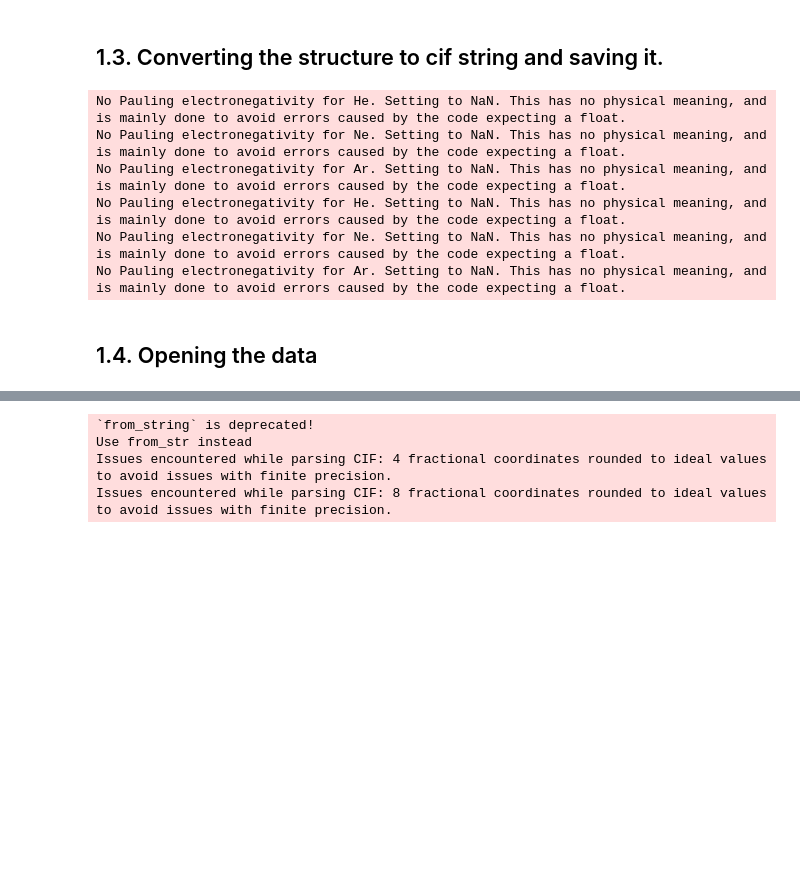
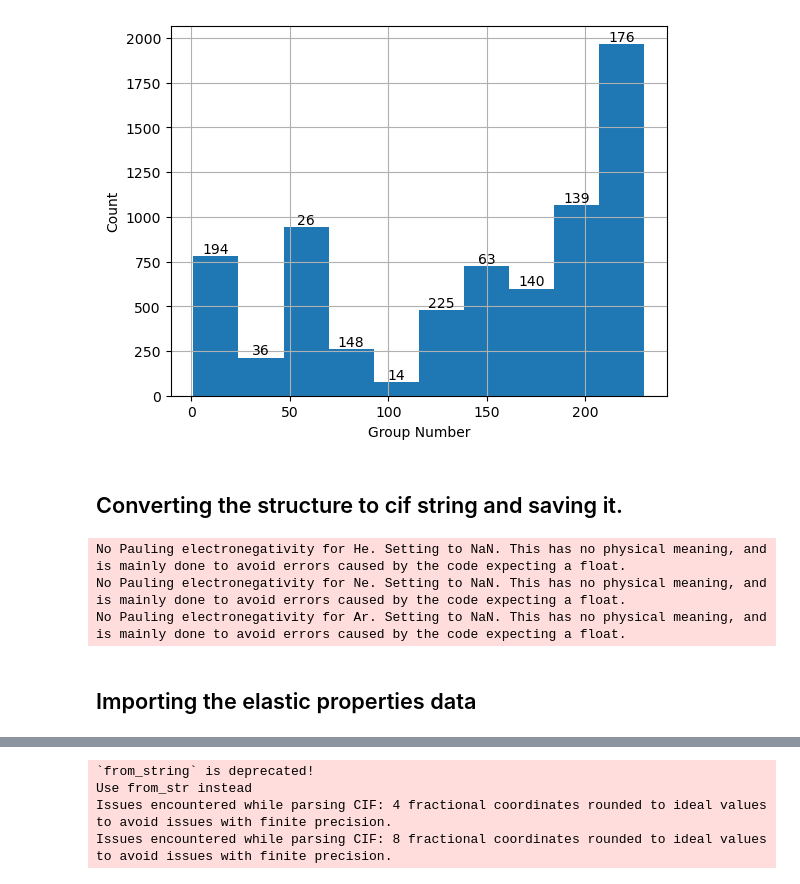
Before and after one commit to andim53/MaterialsDeepLearning, a Jupyter notebook: PropertyPrediction.ipynb, the cells around one changed output, grey strips where cells are left out. Cells and saved outputs as stored; diff of their text form; code cells hidden in the pictures; blank space fills up the shorter version.

```diff
--- a/PropertyPrediction.ipynb
+++ b/PropertyPrediction.ipynb
@@ -58,27 +182,62 @@ df.head()
+# %%
+import seaborn as sns
+import matplotlib.pyplot as plt
+import numpy as np
+
+# Prepare the data for plotting.
+group_num = df['Group_Number'].to_numpy()
+group_num_labels = [str(g) for g in group_num]
+
+fig, ax = plt.subplots(1, 1)
+ax.hist(group_num)
+
+# # Create the histogram plot.
+# plt.figure(figsize=(8, 6))
+# sns.histplot(group_num, color='blue')
+
+# Set the title and axis labels.
+ax.set_xlabel('Group Number')
+ax.set_ylabel('Count')
+
+# Add grid lines.
+plt.grid(True)
+
+rects = ax.patches
+for rect, label in zip(rects, group_num_labels):
+    height = rect.get_height()
+    ax.text(rect.get_x() + rect.get_width() / 2, height+0.01, label,
+            ha='center', va='bottom')
+
+# Save the plot.
+plt.savefig('Images/histogram_Group_Number.png', bbox_inches='tight')
+
+plt.show()
+# %% [output]
+[figure, added]
 # %% [markdown]
-## 1.3. Converting the structure to cif string and saving it.
+## Converting the structure to cif string and saving it.
 # %%
 from pymatgen.io.cif import CifWriter
+
+df_save = df.copy()
+
 structure_cif = []
-for index, row in df.iterrows():
+for index, row in df_save.iterrows():
     structure = row["structure"]
     cif_writer = CifWriter(structure)
     cif_string = cif_writer.__str__()
     structure_cif.append(cif_string)
 
-df['structure_cif']=structure_cif
+df_save['structure']=structure_cif
 
 # Save the DataFrame to an Excel file
-df.to_csv("Database/DataBase.csv", index=False)
+df_save.to_csv("Database/DataBase.csv", index=False)
 # %% [output]
 No Pauling electronegativity for He. Setting to NaN. This has no physical meaning, and is mainly done to avoid errors caused by the code expecting a float.
 No Pauling electronegativity for Ne. Setting to NaN. This has no physical meaning, and is mainly done to avoid errors caused by the code expecting a float.
 No Pauling electronegativity for Ar. Setting to NaN. This has no physical meaning, and is mainly done to avoid errors caused by the code expecting a float.
-No Pauling electronegativity for He. Setting to NaN. This has no physical meaning, and is mainly done to avoid errors caused by the code expecting a float.
-No Pauling electronegativity for Ne. Setting to NaN. This has no physical meaning, and is mainly done to avoid errors caused by the code expecting a float.
-No Pauling electronegativity for Ar. Setting to NaN. This has no physical meaning, and is mainly done to avoid errors caused by the code expecting a float.
 # %% [markdown]
-## 1.4. Opening the data
+## Importing the elastic properties data
 # %%
 # Read the CSV file and create a DataFrame
 df_loaded = pd.read_csv('Database/DataBase.csv')
```
Also changed, not shown: parts of 55 cells of this notebook, 10 other files.
